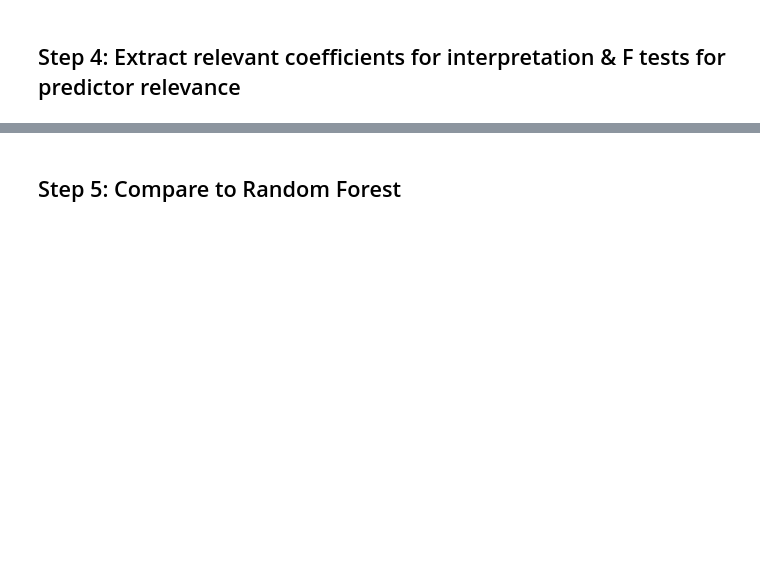
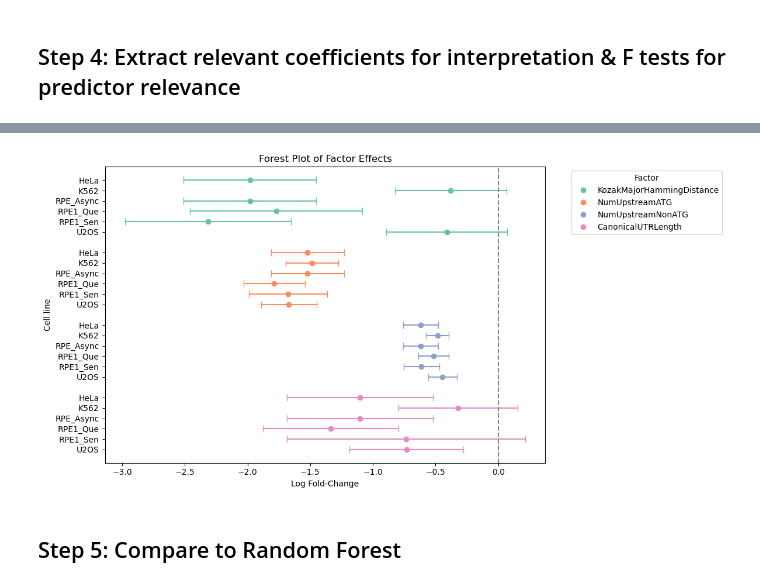
Before and after one commit to cheeseman-lab/coTISja, a Jupyter notebook: src/notebooks/leaky_scanning_model.ipynb, the cells around one changed output, grey strips where cells are left out. Drawn from its saved outputs; the diff is of its cells as text; code cells hidden in the pictures; blank space fills up the shorter version.

```diff
--- a/src/notebooks/leaky_scanning_model.ipynb
+++ b/src/notebooks/leaky_scanning_model.ipynb
@@ -328,3 +634,13 @@ write_glm_results(model, '/lab/barcheese01/smaffa/coTISja/data/tisdiff_results/d
+# %%
+fold_change_table = compute_fold_changes(
+    model,
+    # ['KozakMajorHammingDistance', 'NumUpstreamATG', 'NumUpstreamNonATG', 'CanonicalUTRLength', 'GCContentCanonicalUTR'],
+    ['KozakMajorHammingDistance', 'NumUpstreamATG', 'NumUpstreamNonATG', 'CanonicalUTRLength'],
+    ['HeLa', 'K562', 'RPE_Async', 'RPE1_Que', 'RPE1_Sen', 'U2OS'], 'HeLa'
+)
+plot_forest(fold_change_table, figsize=(12, 6))
+# %% [output]
+[figure, added]
 # %% [markdown]
 ## Step 5: Compare to Random Forest
 # %%
```
Also changed, not shown: parts of 35 cells of this notebook, 5 other files.
